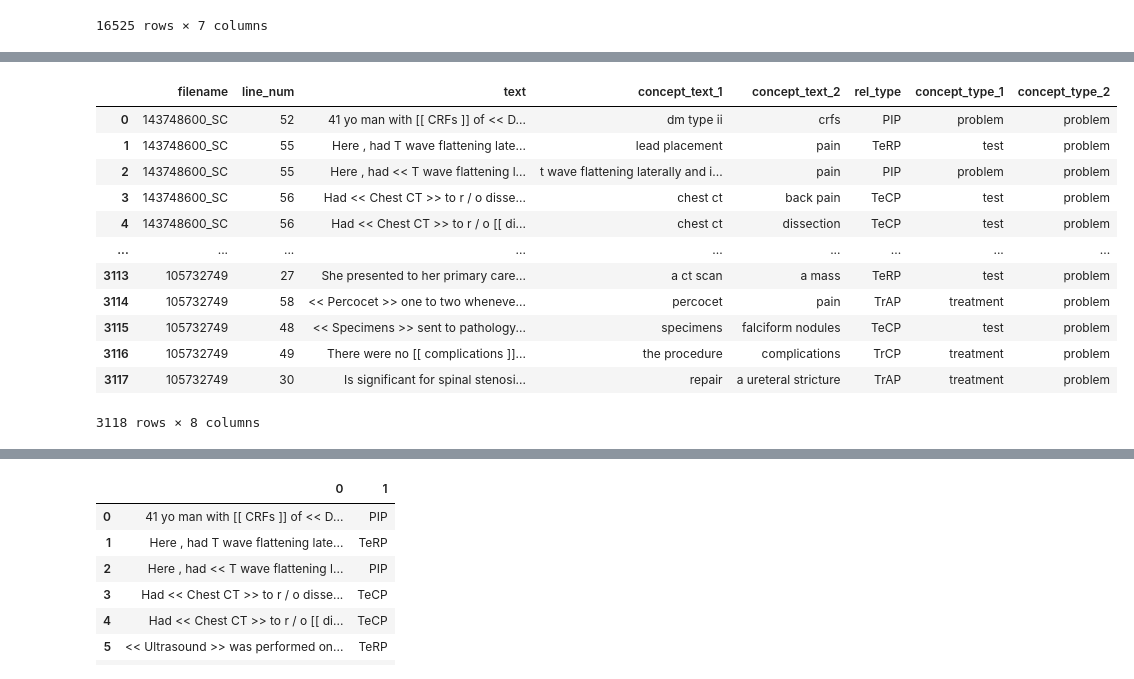
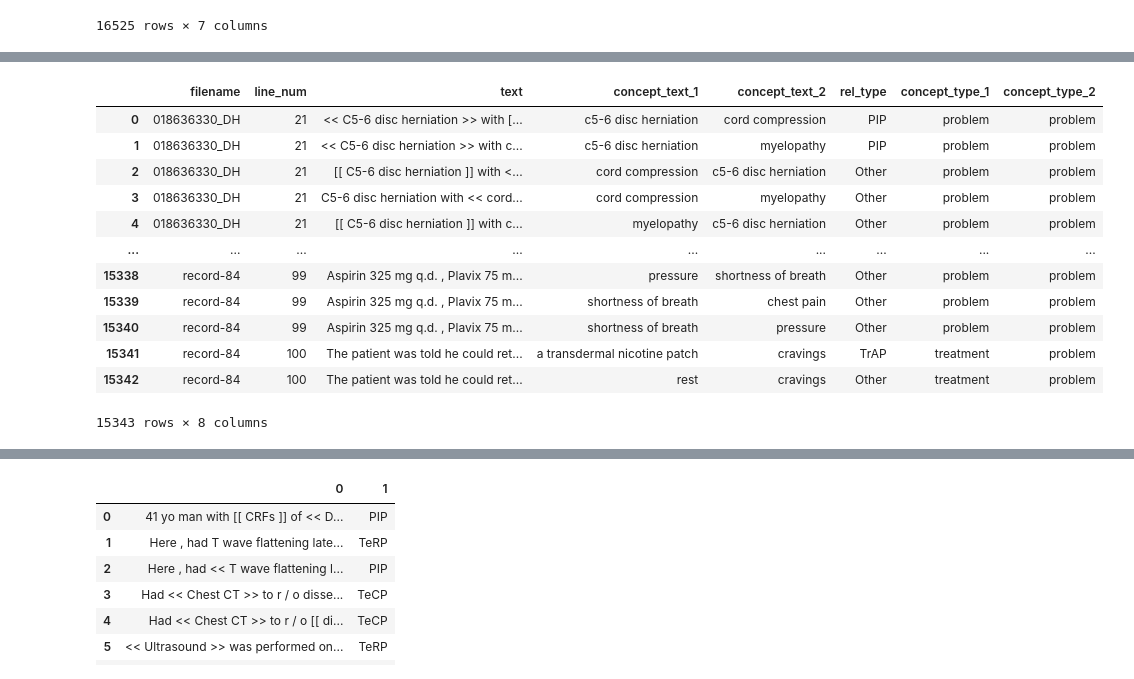
Before and after one commit to Mustapha-AJEGHRIR/medical_txt_parser, a Jupyter notebook: src/notebooks/relations_re/prepare_re_dataset.ipynb, the cells around one changed output, grey strips where cells are left out. Drawn from its saved outputs; the diff is of its cells as text; code cells hidden in the pictures.

Commit message:
we now prepare RE dataset for separate relation types

```diff
--- a/src/notebooks/relations_re/prepare_re_dataset.ipynb
+++ b/src/notebooks/relations_re/prepare_re_dataset.ipynb
@@ -101,5 +144,7 @@ for i, file in df.iterrows():
     tmp = pd.DataFrame(rel_dict)
     tmp["filename"] = file["filename"]
     rel_df = rel_df.append(tmp, ignore_index=True)
+rel_df.drop(columns=["end_line_1", "start_line_2", "end_line_2"], inplace=True)
+rel_df.rename(columns={"start_line_1": "start_line"}, inplace=True)
 rel_df
 # %% [output]
@@ -119,16 +163,0 @@ rel_df
-# %%
-# extract relations from column "relation_type"
-label_dict = {"Tr":"treatment", "Te":"test", "PIP":"problem"}
-rel_df["rel_type1"] = rel_df["relation_type"].apply(lambda x: re.findall(r'[A-Z](?:[a-z]+|[A-Z]*(?=[A-Z]|$))', x)[0]).apply(lambda x: label_dict[x])
-rel_df["rel_type2"] = "problem"
-
-# extract realtions from concept files
-merge_df = pd.merge(concept_df, rel_df, left_on=["filename","start_line","start_word_number","end_line","end_word_number"], right_on=["filename","start_line_1","start_word_number_1","end_line_1","end_word_number_1"], how="inner")
-assert len(merge_df[merge_df["concept_text"] != merge_df["concept_text_1"]]) == 0, "concept_text is not equal to concept_text_1"
-rel_df["concept_type_1"] = merge_df["concept_type"]
-
-merge_df = pd.merge(concept_df, rel_df, left_on=["filename","start_line","start_word_number","end_line","end_word_number"], right_on=["filename","start_line_2","start_word_number_2","end_line_2","end_word_number_2"], how="inner")
-assert len(merge_df[merge_df["concept_text"] != merge_df["concept_text_2"]]) == 0, "concept_text is not equal to concept_text_2"
-rel_df["concept_type_2"] = merge_df["concept_type"]
-
-rel_df
@@ -165,0 +164,10 @@ rel_df[rel_df["start_line_2"] != rel_df["start_line_1"]]
+# %%
+# merge rel_df and all_rel_df
+rel_df = pd.merge(all_rel_df, rel_df, how="left", on=["filename", "start_line", "start_word_number_1", "end_word_number_1", "start_word_number_2", "end_word_number_2", "concept_text_1", "concept_text_2"], suffixes=("_1", "_2"))
+
+# set NaN to other
+rel_df.fillna("Other", inplace=True)
+# change float to int cols
+for col in ["start_line", "start_word_number_1", "end_word_number_1", "start_word_number_2", "end_word_number_2"]:
+    rel_df[col] = rel_df[col].astype(int)
+rel_df
@@ -166,48 +211,43 @@ rel_df[rel_df["start_line_2"] != rel_df["start_line_1"]]
 # %%
-# we drop dissimilarities
-rel_df.drop(rel_df[rel_df["concept_type_1"] != rel_df["rel_type1"]].index, inplace=True)
-rel_df.drop(rel_df[rel_df["concept_type_2"] != rel_df["rel_type2"]].index, inplace=True)
-
-
 def preprocess_text(row):
     text = row["text"]
     # find line
     # text = text.lower()
-    line = text.split("\n")[row["start_line_1"]-1]
+    line = text.split("\n")[row["start_line"]-1]
     line = " ".join(line.split()) # remove multiple spaces
 
     concept_text_1 = "<< "+ " ".join(line.split()[row["start_word_number_1"]:row["end_word_number_1"]+1]) + " >>"
     concept_text_2 = "[[ " + " ".join(line.split()[row["start_word_number_2"]:row["end_word_number_2"]+1]) + " ]]"
     start_word_number_1 = row["start_word_number_1"]
     end_word_number_1 = row["end_word_number_1"]
     start_word_number_2 = row["start_word_number_2"]
     end_word_number_2 = row["end_word_number_2"]
 
     if row["start_word_number_1"] > row["start_word_number_2"]:
         concept_text_1, concept_text_2 = concept_text_2, concept_text_1
         start_word_number_1, start_word_number_2 = start_word_number_2, start_word_number_1
         end_word_number_1, end_word_number_2 = end_word_number_2, end_word_number_1
     text = " ".join(line.split()[: start_word_number_1] + [concept_text_1] + line.split()[end_word_number_1+1: start_word_number_2] + [concept_text_2] + line.split()[end_word_number_2+1:])
 
     row["text"] = text
     return row
 
 rel_df = rel_df.merge(df[["filename","text"]], on="filename", how="inner")
 rel_df = rel_df.apply(preprocess_text, axis=1)
-rel_df = rel_df[["filename","start_line_1", "text", "concept_text_1", "concept_text_2", "relation_type", "concept_type_1", "concept_type_2"]]
+rel_df = rel_df[["filename","start_line", "text", "concept_text_1", "concept_text_2", "relation_type", "concept_type_1", "concept_type_2"]]
 rel_df.columns = ["filename","line_num", "text", "concept_text_1", "concept_text_2", "rel_type", "concept_type_1", "concept_type_2"]
 rel_df
 # %% [output]
 |  | filename | line_num | text | concept_text_1 | concept_text_2 | rel_type | concept_type_1 | concept_type_2 |
-| 0 | 143748600_SC | 52 | 41 yo man with [[ CRFs ]] of << D... | dm type ii | crfs | PIP | problem | problem |
-| 1 | 143748600_SC | 55 | Here , had T wave flattening late... | lead placement | pain | TeRP | test | problem |
-| 2 | 143748600_SC | 55 | Here , had << T wave flattening l... | t wave flattening laterally and i... | pain | PIP | problem | problem |
-| 3 | 143748600_SC | 56 | Had << Chest CT >> to r / o disse... | chest ct | back pain | TeCP | test | problem |
-| 4 | 143748600_SC | 56 | Had << Chest CT >> to r / o [[ di... | chest ct | dissection | TeCP | test | problem |
+| 0 | 018636330_DH | 21 | << C5-6 disc herniation >> with [... | c5-6 disc herniation | cord compression | PIP | problem | problem |
+| 1 | 018636330_DH | 21 | << C5-6 disc herniation >> with c... | c5-6 disc herniation | myelopathy | PIP | problem | problem |
+| 2 | 018636330_DH | 21 | [[ C5-6 disc herniation ]] with <... | cord compression | c5-6 disc herniation | Other | problem | problem |
+| 3 | 018636330_DH | 21 | C5-6 disc herniation with << cord... | cord compression | myelopathy | Other | problem | problem |
+| 4 | 018636330_DH | 21 | [[ C5-6 disc herniation ]] with c... | myelopathy | c5-6 disc herniation | Other | problem | problem |
 | ... | ... | ... | ... | ... | ... | ... | ... | ... |
-| 3113 | 105732749 | 27 | She presented to her primary care... | a ct scan | a mass | TeRP | test | problem |
-| 3114 | 105732749 | 58 | << Percocet >> one to two wheneve... | percocet | pain | TrAP | treatment | problem |
-| 3115 | 105732749 | 48 | << Specimens >> sent to pathology... | specimens | falciform nodules | TeCP | test | problem |
-| 3116 | 105732749 | 49 | There were no [[ complications ]]... | the procedure | complications | TrCP | treatment | problem |
-| 3117 | 105732749 | 30 | Is significant for spinal stenosi... | repair | a ureteral stricture | TrAP | treatment | problem |
+| 15338 | record-84 | 99 | Aspirin 325 mg q.d. , Plavix 75 m... | pressure | shortness of breath | Other | problem | problem |
+| 15339 | record-84 | 99 | Aspirin 325 mg q.d. , Plavix 75 m... | shortness of breath | chest pain | Other | problem | problem |
+| 15340 | record-84 | 99 | Aspirin 325 mg q.d. , Plavix 75 m... | shortness of breath | pressure | Other | problem | problem |
+| 15341 | record-84 | 100 | The patient was told he could ret... | a transdermal nicotine patch | cravings | TrAP | treatment | problem |
+| 15342 | record-84 | 100 | The patient was told he could ret... | rest | cravings | Other | treatment | problem |
-3118 rows × 8 columns
+15343 rows × 8 columns
```
Also changed, not shown: parts of 20 cells of this notebook.
